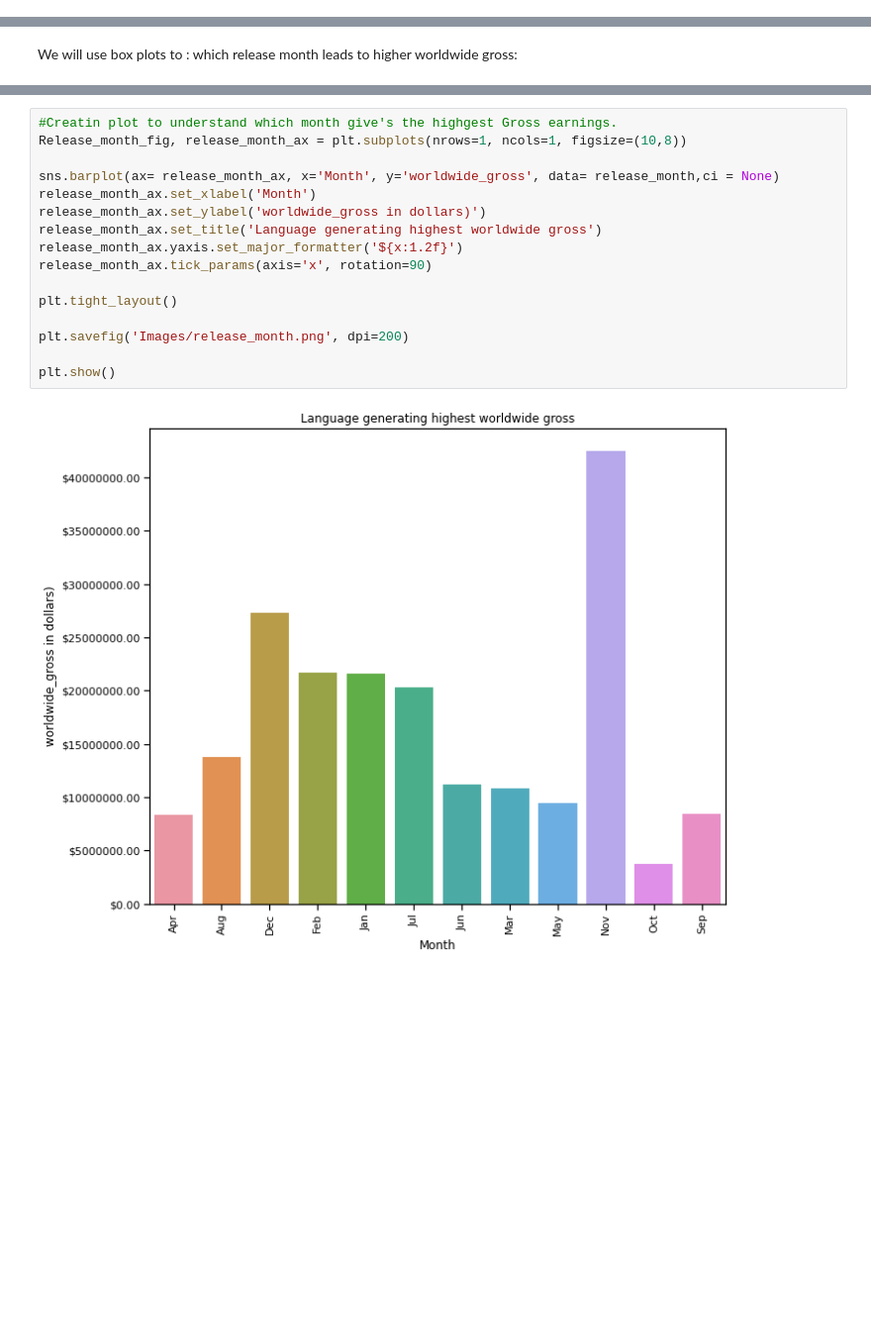
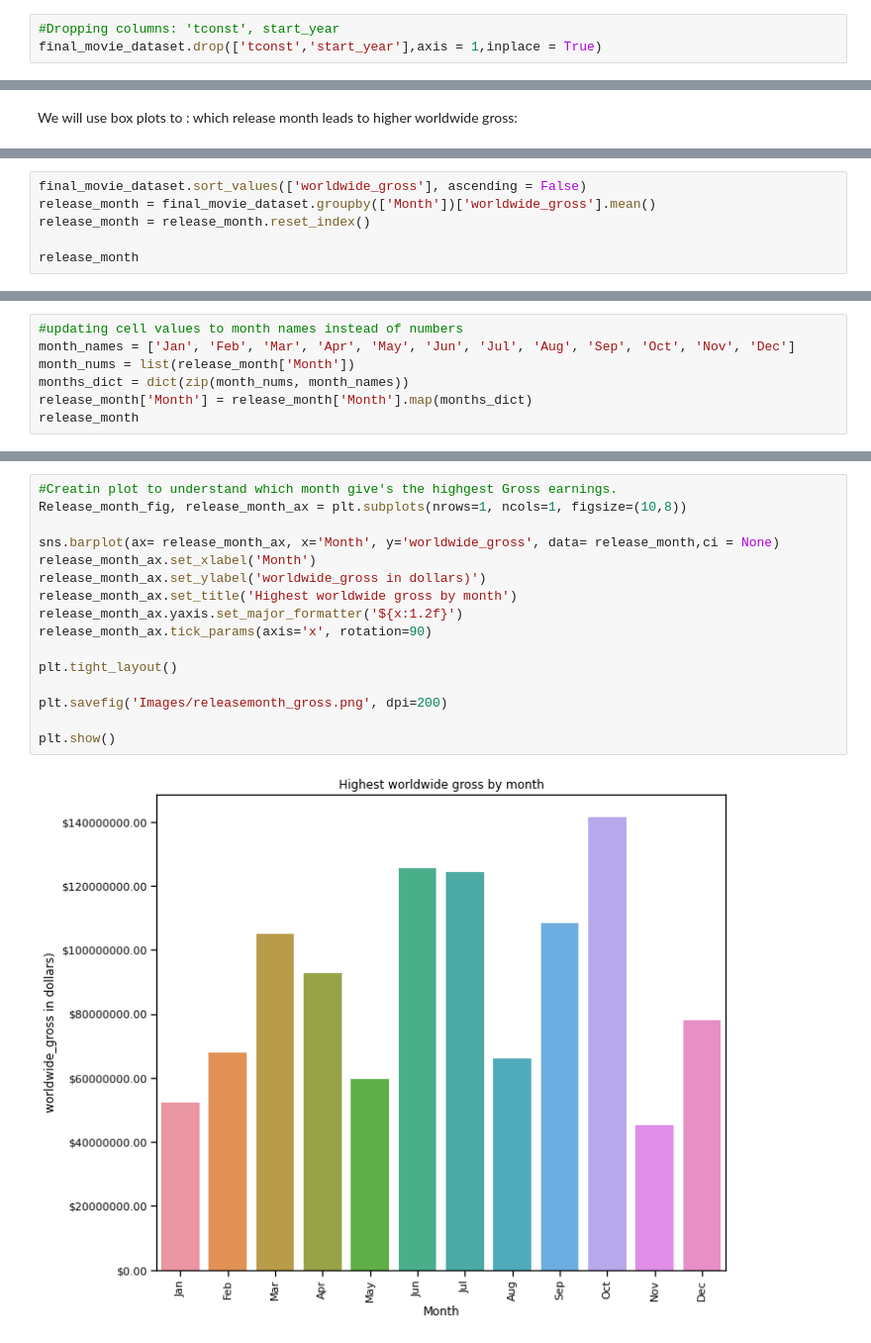
Before and after one commit to namitarana1/dsc-phase-1-project-v2-3, a Jupyter notebook: student.ipynb, the cells around one changed output, grey strips where cells are left out. Shown at 99% size. Cells and saved outputs as stored; diff of their text form; blank space fills up the shorter version.

```diff
--- a/student.ipynb
+++ b/student.ipynb
@@ -309 +313,4 @@ final_movie_dataset.head()
+# %%
+#Dropping columns: 'tconst', start_year
+final_movie_dataset.drop(['tconst','start_year'],axis = 1,inplace = True)
 # %%
@@ -539,0 +556,6 @@ release_month.head()
+# %%
+final_movie_dataset.sort_values(['worldwide_gross'], ascending = False)
+release_month = final_movie_dataset.groupby(['Month'])['worldwide_gross'].mean()
+release_month = release_month.reset_index()
+
+release_month
@@ -539,0 +576,7 @@ release_month.head()
+# %%
+#updating cell values to month names instead of numbers
+month_names = ['Jan', 'Feb', 'Mar', 'Apr', 'May', 'Jun', 'Jul', 'Aug', 'Sep', 'Oct', 'Nov', 'Dec']
+month_nums = list(release_month['Month'])
+months_dict = dict(zip(month_nums, month_names))
+release_month['Month'] = release_month['Month'].map(months_dict)
+release_month
@@ -540,18 +597,18 @@ release_month.head()
 # %%
 #Creatin plot to understand which month give's the highgest Gross earnings.
 Release_month_fig, release_month_ax = plt.subplots(nrows=1, ncols=1, figsize=(10,8))
 
 sns.barplot(ax= release_month_ax, x='Month', y='worldwide_gross', data= release_month,ci = None)
 release_month_ax.set_xlabel('Month')
 release_month_ax.set_ylabel('worldwide_gross in dollars)')
-release_month_ax.set_title('Language generating highest worldwide gross')
+release_month_ax.set_title('Highest worldwide gross by month')
 release_month_ax.yaxis.set_major_formatter('${x:1.2f}')
 release_month_ax.tick_params(axis='x', rotation=90)
 
 plt.tight_layout()
 
-plt.savefig('Images/release_month.png', dpi=200)
+plt.savefig('Images/releasemonth_gross.png', dpi=200)
 
 plt.show()
 # %% [output]
-[figure, old version]
+[figure, new version]
```
Also changed, not shown: parts of 14 cells of this notebook, 7 other files.
